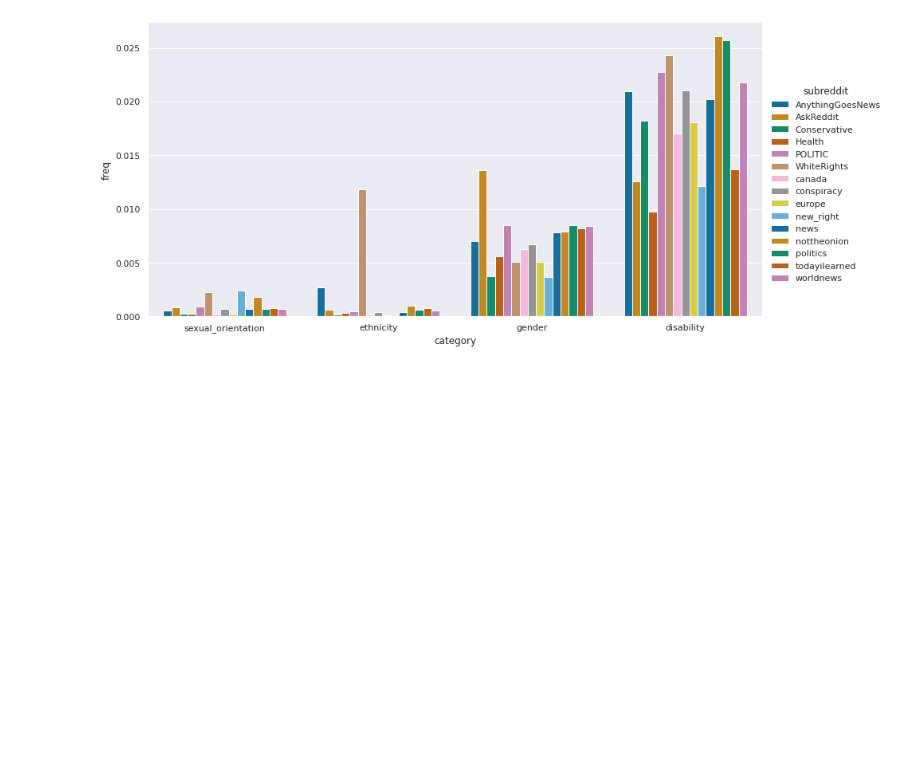
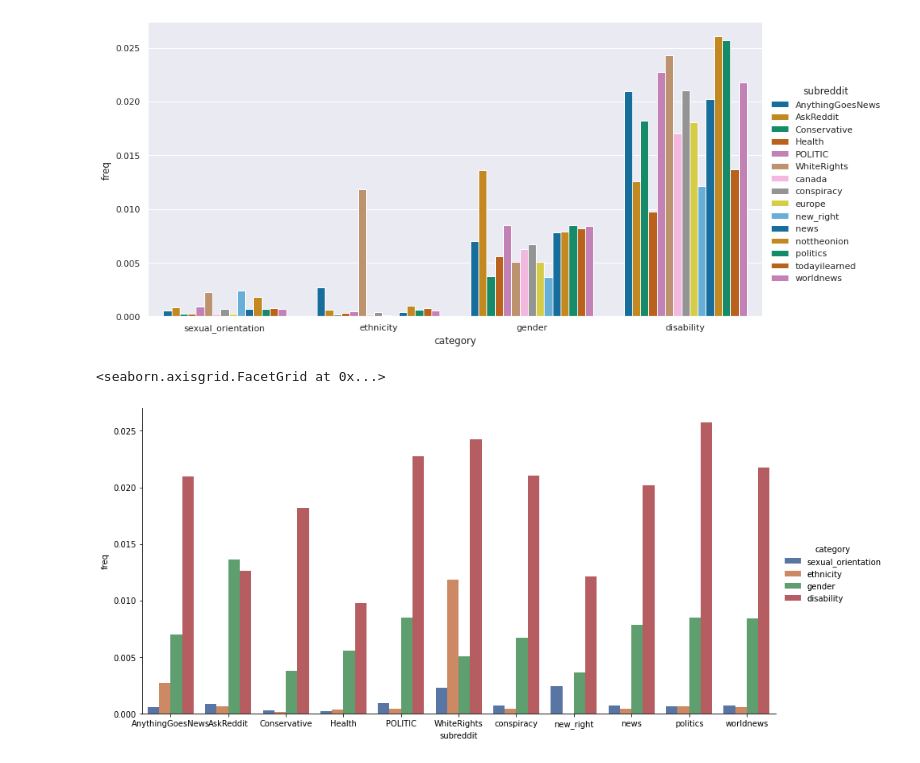
Before and after one commit to MaxSoneback/reddit_analysis, a Jupyter notebook: 8882_max.ipynb, the cells around one changed output. Cells and saved outputs as stored; diff of their text form; code cells hidden in the pictures; blank space fills up the shorter version.

Commit message:
added stacked bar graphs

```diff
--- a/8882_max.ipynb
+++ b/8882_max.ipynb
@@ -80,7 +80,7 @@ alt_subreddits = [
     "AskReddit",
     "AnythingGoesNews"]
 
-main_subreddits = [
+'''main_subreddits = [
     "politics",
     "worldnews",
     "The_Donald",
@@ -100,9 +100,9 @@ main_subreddits = [
     "europe",
     "ReddLineNews",
     "hillaryclinton",
-    "nottheonion"]
+    "nottheonion"]'''
 
-combined_subs = list(set(main_subreddits).union(set(alt_subreddits)))
+combined_subs = alt_subreddits #list(set(main_subreddits).union(set(alt_subreddits)))
 # %%
 def read_files(session, paths):
     return session.read.format('json').load(paths)
@@ -380,3 +380,16 @@ sns.catplot(
 # %% [output]
 <seaborn.axisgrid.FacetGrid at 0x...>
 [figure]
+# %%
+sns.catplot(
+        x = "subreddit",       # x variable name
+        y = "freq",       # y variable name
+        hue = "category",  # elements in each group variable name
+        data = pd_merged,     # dataframe to plot
+        kind = "bar",
+        palette = "deep",
+        height = 6,
+        aspect = 2)
+# %% [output]
+<seaborn.axisgrid.FacetGrid at 0x...>
+[figure, added]
```
Also changed, not shown: parts of 2 cells of this notebook.
